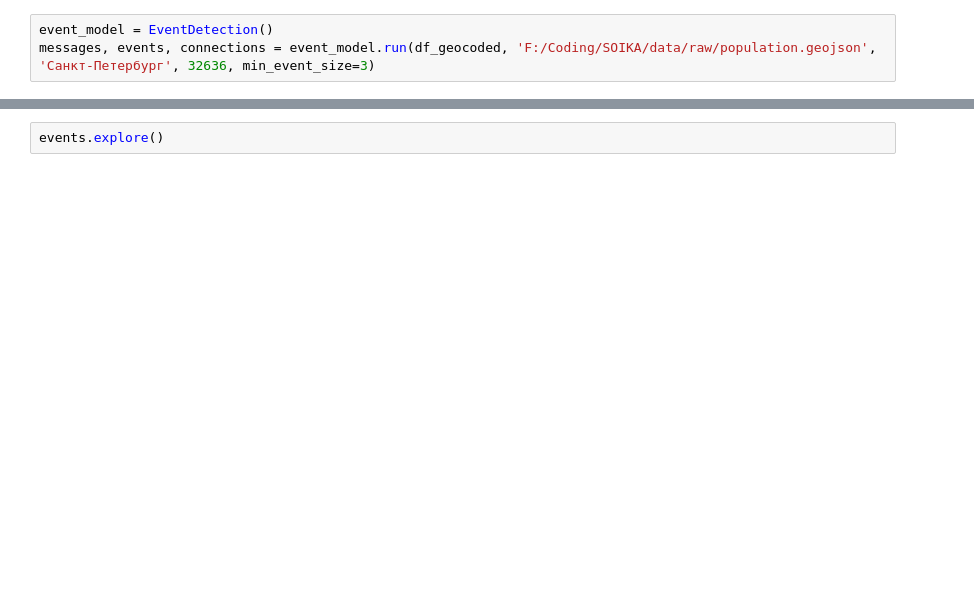
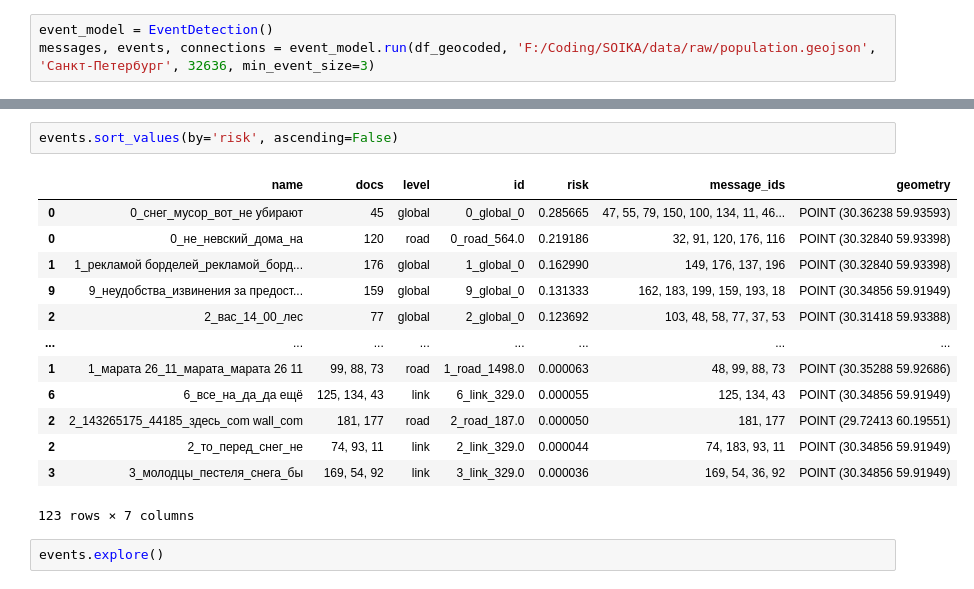
Before and after one commit to iduprojects/SOIKA, a Jupyter notebook: examples/pipeline_example.ipynb, the cells around one changed output, grey strips where cells are left out. Saved outputs shown, nothing was run; the diff lists cells and outputs as text; blank space fills up the shorter version.

```diff
--- a/examples/pipeline_example.ipynb
+++ b/examples/pipeline_example.ipynb
@@ -72,3 +52,19 @@ events
+# %%
+events.sort_values(by='risk', ascending=False)
+# %% [output]
+|  | name | docs | level | id | risk | message_ids | geometry |
+| 0 | 0_снег_мусор_вот_не убирают | 45 | global | 0_global_0 | 0.285665 | 47, 55, 79, 150, 100, 134, 11, 46... | POINT (30.36238 59.93593) |
+| 0 | 0_не_невский_дома_на | 120 | road | 0_road_564.0 | 0.219186 | 32, 91, 120, 176, 116 | POINT (30.32840 59.93398) |
+| 1 | 1_рекламой борделей_рекламой_борд... | 176 | global | 1_global_0 | 0.162990 | 149, 176, 137, 196 | POINT (30.32840 59.93398) |
+| 9 | 9_неудобства_извинения за предост... | 159 | global | 9_global_0 | 0.131333 | 162, 183, 199, 159, 193, 18 | POINT (30.34856 59.91949) |
+| 2 | 2_вас_14_00_лес | 77 | global | 2_global_0 | 0.123692 | 103, 48, 58, 77, 37, 53 | POINT (30.31418 59.93388) |
+| ... | ... | ... | ... | ... | ... | ... | ... |
+| 1 | 1_марата 26_11_марата_марата 26 11 | 99, 88, 73 | road | 1_road_1498.0 | 0.000063 | 48, 99, 88, 73 | POINT (30.35288 59.92686) |
+| 6 | 6_все_на_да_да ещё | 125, 134, 43 | link | 6_link_329.0 | 0.000055 | 125, 134, 43 | POINT (30.34856 59.91949) |
+| 2 | 2_143265175_44185_здесь_com wall_com | 181, 177 | road | 2_road_187.0 | 0.000050 | 181, 177 | POINT (29.72413 60.19551) |
+| 2 | 2_то_перед_снег_не | 74, 93, 11 | link | 2_link_329.0 | 0.000044 | 74, 183, 93, 11 | POINT (30.34856 59.91949) |
+| 3 | 3_молодцы_пестеля_снега_бы | 169, 54, 92 | link | 3_link_329.0 | 0.000036 | 169, 54, 36, 92 | POINT (30.34856 59.91949) |
+123 rows × 7 columns
 # %%
 events.explore()
 # %% [output]
```
Also changed, not shown: parts of 7 cells of this notebook, 3 other files.
